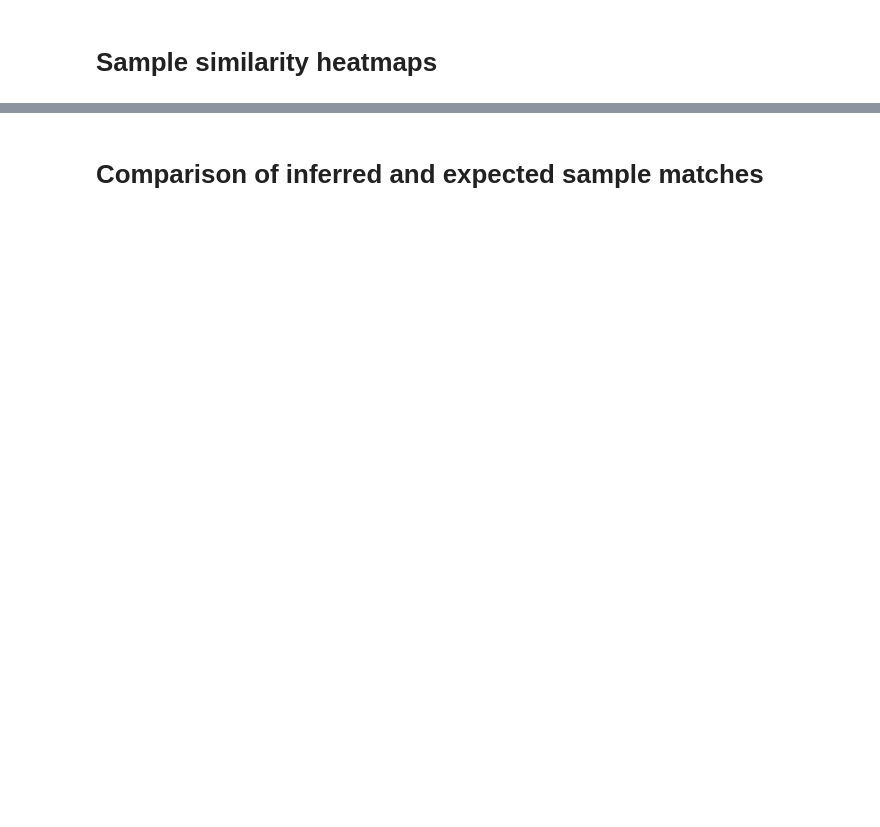
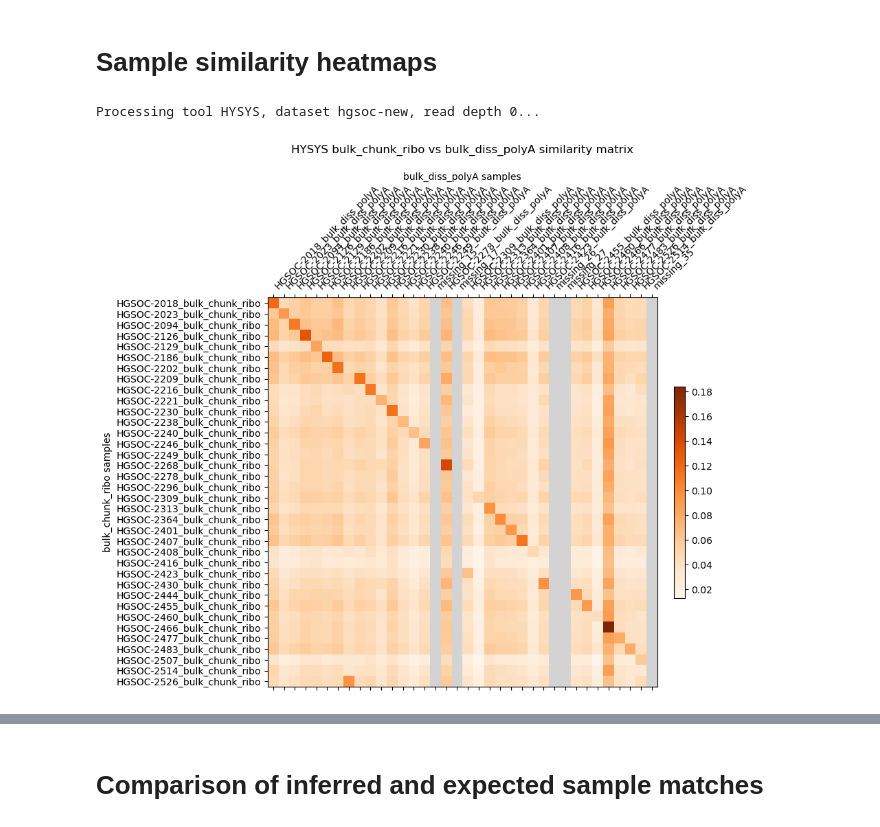
Before and after one commit to emma2207/hgsoc-reconstruction, a Jupyter notebook: sample_id_matching/scripts/experiment/real_data_results.ipynb, the cells around one changed output, grey strips where cells are left out. Cells and saved outputs as stored; diff of their text form; code cells hidden in the pictures; blank space fills up the shorter version.

```diff
--- a/sample_id_matching/scripts/experiment/real_data_results.ipynb
+++ b/sample_id_matching/scripts/experiment/real_data_results.ipynb
@@ -15,3 +28,19 @@ read_depths = [0, 1, 10, 20, 30, 40]
 datasets = ["hgsoc", "hgsoc-new", "high_grade_glioma", "low_grade_glioma", "wilms_tumor"]
 # %% [markdown]
 # Sample similarity heatmaps
+# %%
+bulk_vs_singlecell_matrix_viz(
+    DATA_PATH,
+    False,
+    "HYSYS",
+    "hgsoc-new",
+    "null",
+    0,
+    mod1="bulk_chunk_ribo",
+    mod2="bulk_diss_polyA",
+    save_fig=False,
+    FIGURES_PATH=FIGURES_PATH   ,
+)
+# %% [output]
+Processing tool HYSYS, dataset hgsoc-new, read depth 0...
+[figure, added]
```
Also changed, not shown: parts of 3 cells of this notebook, 2 other files.
